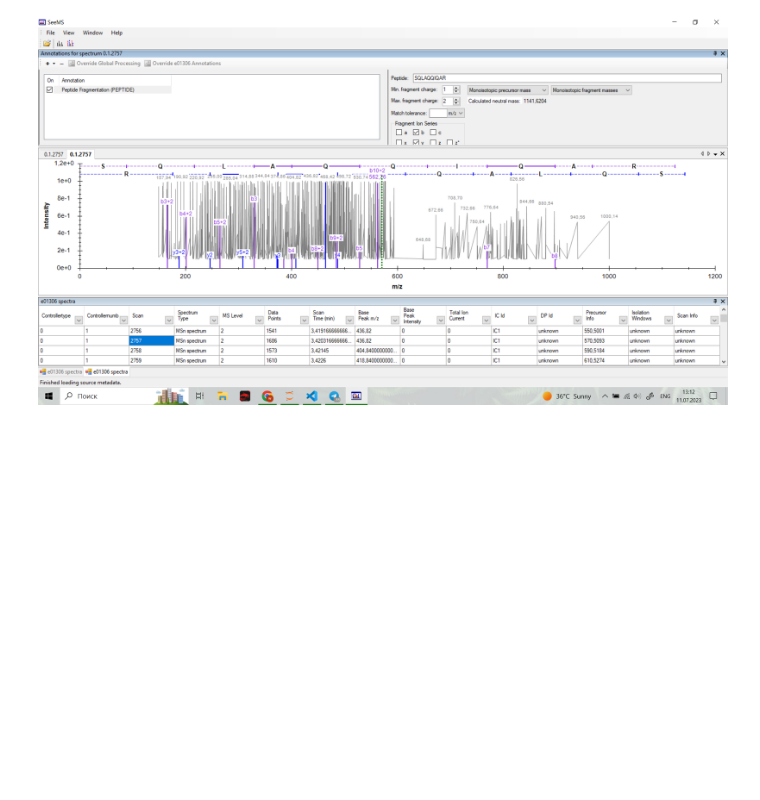
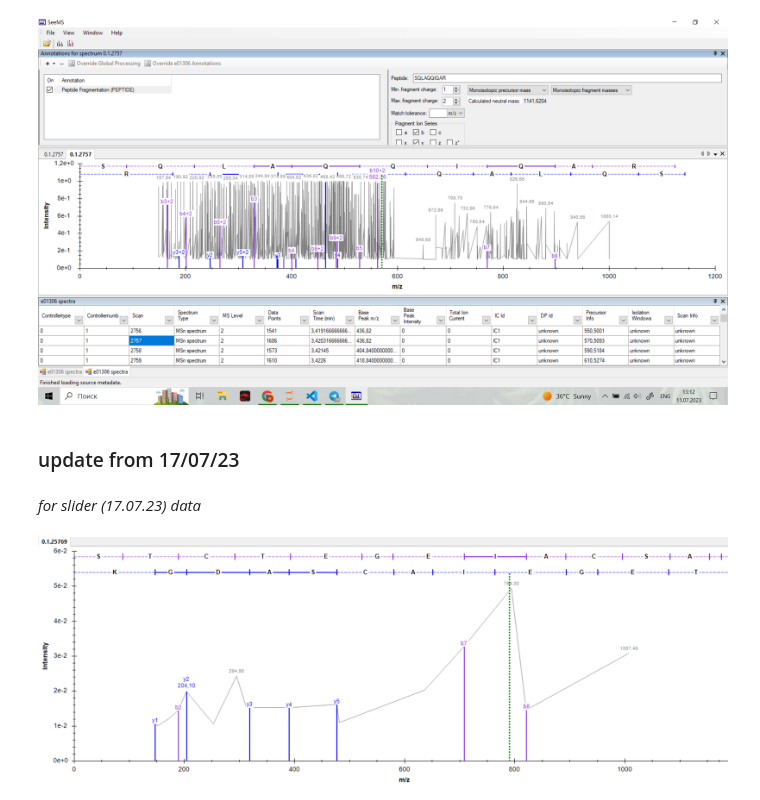
Before and after one commit to aupoderni/DIA, a Jupyter notebook: Peak_annotation.ipynb, the cells around one changed output. Drawn from its saved outputs; the diff is of its cells as text; code cells hidden in the pictures; blank space fills up the shorter version.

```diff
--- a/Peak_annotation.ipynb
+++ b/Peak_annotation.ipynb
@@ -41,3 +41,13 @@ peak_ann_origianl = Image.open(r"peak_annotation_slider.png")
 display(peak_ann_origianl)
 # %% [output]
 [figure]
+# %% [markdown]
+### update from 17/07/23
+# %% [markdown]
+*for slider (17.07.23) data*
+# %%
+from PIL import Image
+learning_curve = Image.open(r"c:\\Users\poder\lab\DIA_plot\peak_annot_2.png")
+display(learning_curve)
+# %% [output]
+[figure, added]
```
Also changed, not shown: parts of 4 cells of this notebook.
